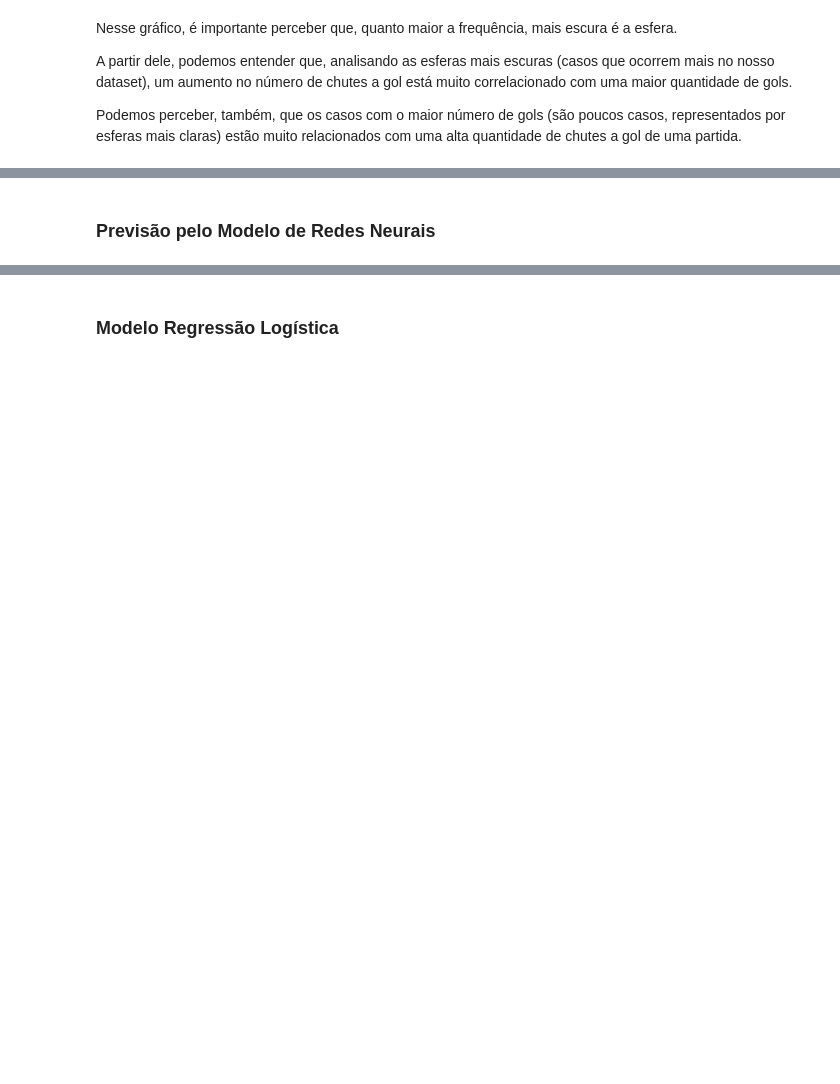
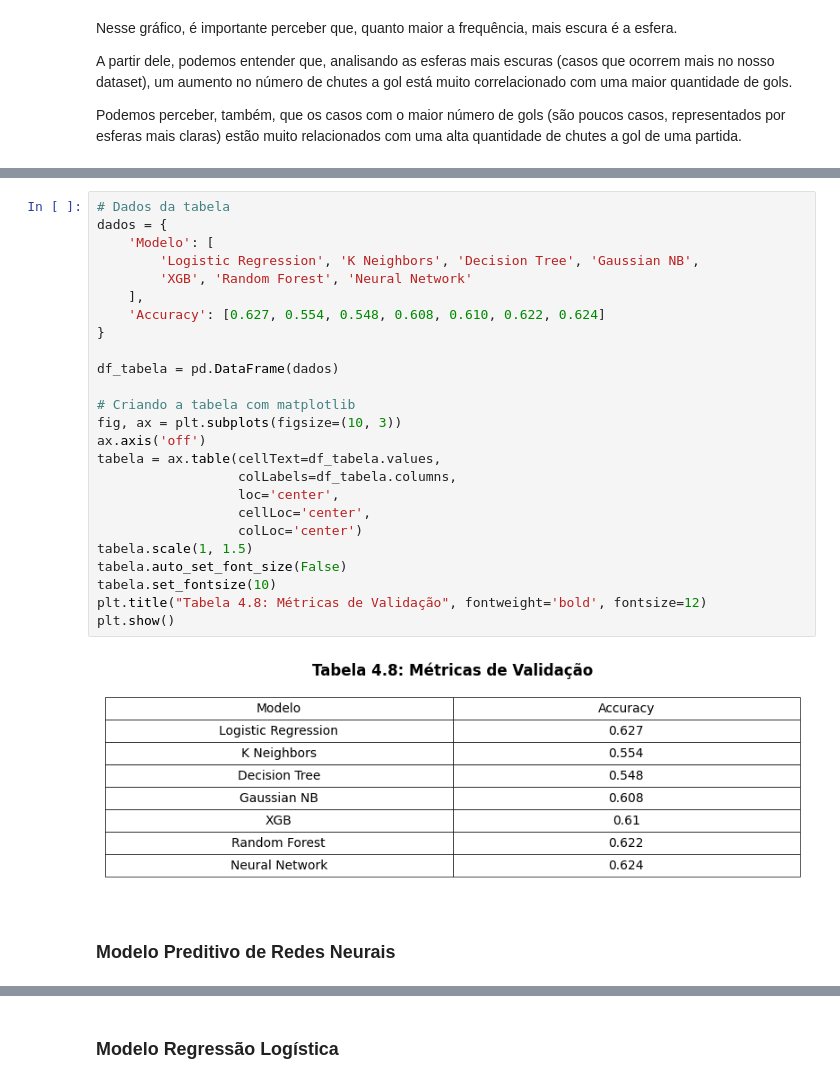
Before and after one commit to UFRJ-Analytica/PS-2025.1, a Jupyter notebook: analise_exploratorio.ipynb, the cells around one changed output, grey strips where cells are left out. Cells and saved outputs as stored; diff of their text form; blank space fills up the shorter version.

```diff
--- a/analise_exploratorio.ipynb
+++ b/analise_exploratorio.ipynb
@@ -575,5 +531,32 @@ Name: Gols 2, dtype: float64
+# %%
+# Dados da tabela
+dados = {
+    'Modelo': [
+        'Logistic Regression', 'K Neighbors', 'Decision Tree', 'Gaussian NB',
+        'XGB', 'Random Forest', 'Neural Network'
+    ],
+    'Accuracy': [0.627, 0.554, 0.548, 0.608, 0.610, 0.622, 0.624]
+}
+
+df_tabela = pd.DataFrame(dados)
+
+# Criando a tabela com matplotlib
+fig, ax = plt.subplots(figsize=(10, 3))
+ax.axis('off')
+tabela = ax.table(cellText=df_tabela.values,
+                  colLabels=df_tabela.columns,
+                  loc='center',
+                  cellLoc='center',
+                  colLoc='center')
+tabela.scale(1, 1.5)
+tabela.auto_set_font_size(False)
+tabela.set_fontsize(10)
+plt.title("Tabela 4.8: Métricas de Validação", fontweight='bold', fontsize=12)
+plt.show()
+# %% [output]
+[figure, added]
 # %% [markdown]
-### Previsão pelo Modelo de Redes Neurais
+### Modelo Preditivo de Redes Neurais
 # %%
 from sklearn.neural_network import MLPClassifier
 from sklearn.model_selection import train_test_split
```
Also changed, not shown: parts of 62 cells of this notebook.
